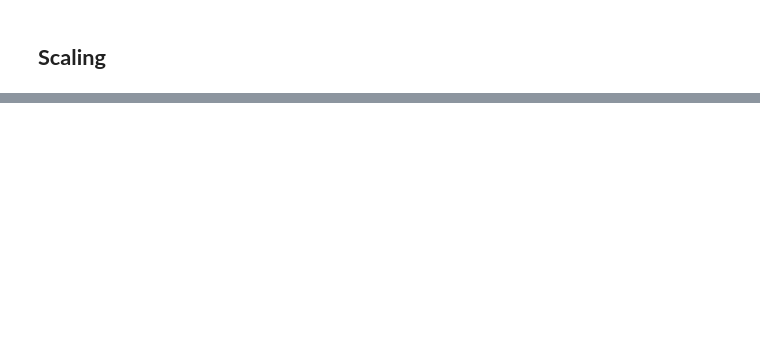
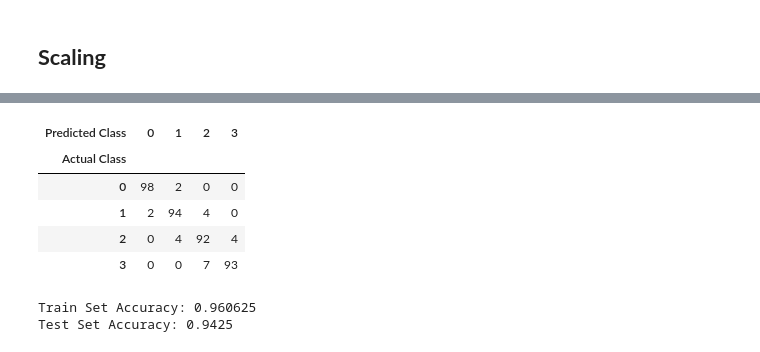
Before and after one commit to aryarajat/Mobile-Price-Range-Prediction, a Jupyter notebook: Mobile_Price_Range_Prediction.ipynb, the cells around one changed output, grey strips where cells are left out. Cells and saved outputs as stored; diff of their text form; code cells hidden in the pictures; blank space fills up the shorter version.

```diff
--- a/Mobile_Price_Range_Prediction.ipynb
+++ b/Mobile_Price_Range_Prediction.ipynb
@@ -855,0 +1010,5 @@ weighted avg       0.96      0.96      0.96       400
+# %%
+# Applying the Support Vector Machine
+from sklearn.svm import SVC
+svc = SVC()
+svc.fit(X_train, y_train)
@@ -855,0 +1026,4 @@ weighted avg       0.96      0.96      0.96       400
+# %%
+# Predictions on the train and test data
+y_test_svc=svc.predict(X_test)
+y_train_svc=svc.predict(X_train)
@@ -855,0 +1045,19 @@ weighted avg       0.96      0.96      0.96       400
+# %%
+# Create confusion matrix in tabular form
+pd.crosstab(y_test, y_test_svc, rownames=['Actual Class'], colnames=['Predicted Class'])
+# %% [output]
+| Predicted Class | 0 | 1 | 2 | 3 |
+| Actual Class |  |  |  |  |
+| 0 | 98 | 2 | 0 | 0 |
+| 1 | 2 | 94 | 4 | 0 |
+| 2 | 0 | 4 | 92 | 4 |
+| 3 | 0 | 0 | 7 | 93 |
+# %%
+# Accuracy score
+train_accu3=accuracy_score(y_train,y_train_svc)
+test_accu3=accuracy_score(y_test,y_test_svc)
+print('Train Set Accuracy:',train_accu3)
+print('Test Set Accuracy:',test_accu3)
+# %% [output]
+Train Set Accuracy: 0.960625
+Test Set Accuracy: 0.9425
```
Also changed, not shown: parts of 99 cells of this notebook.
